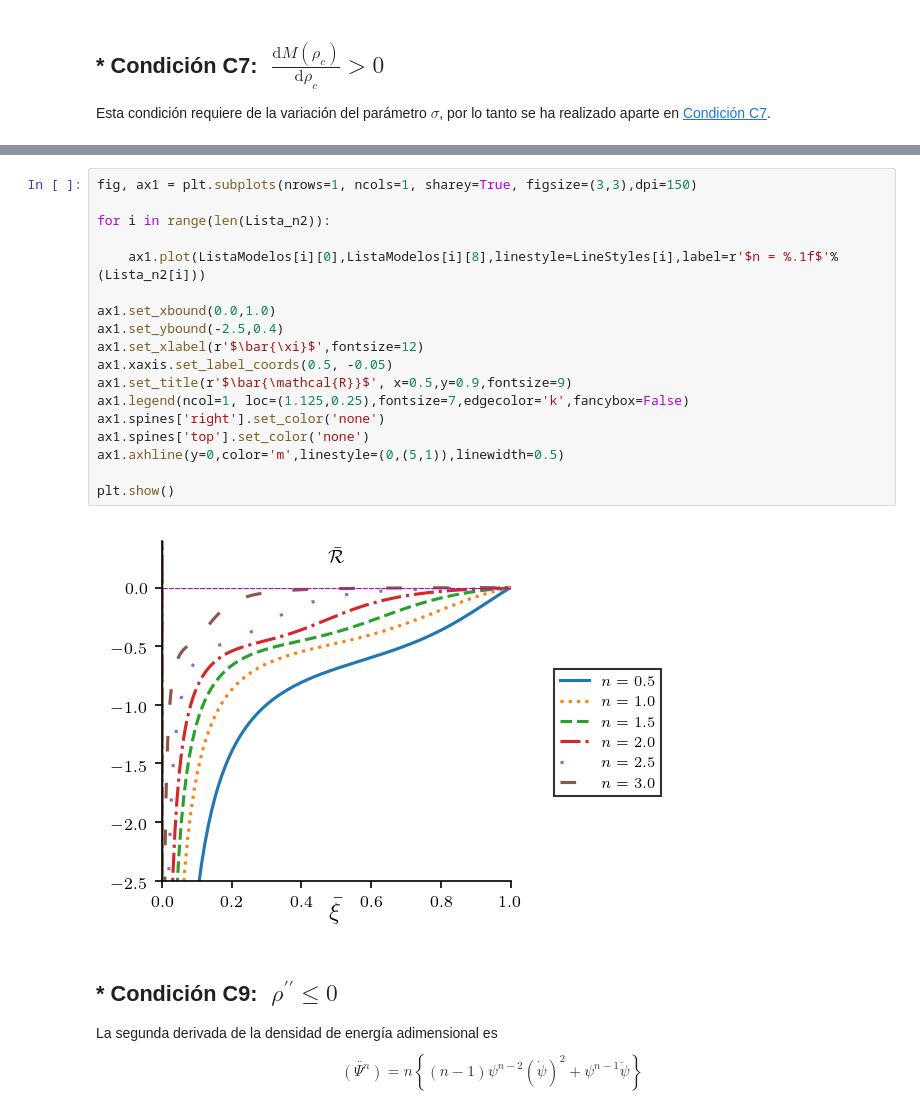
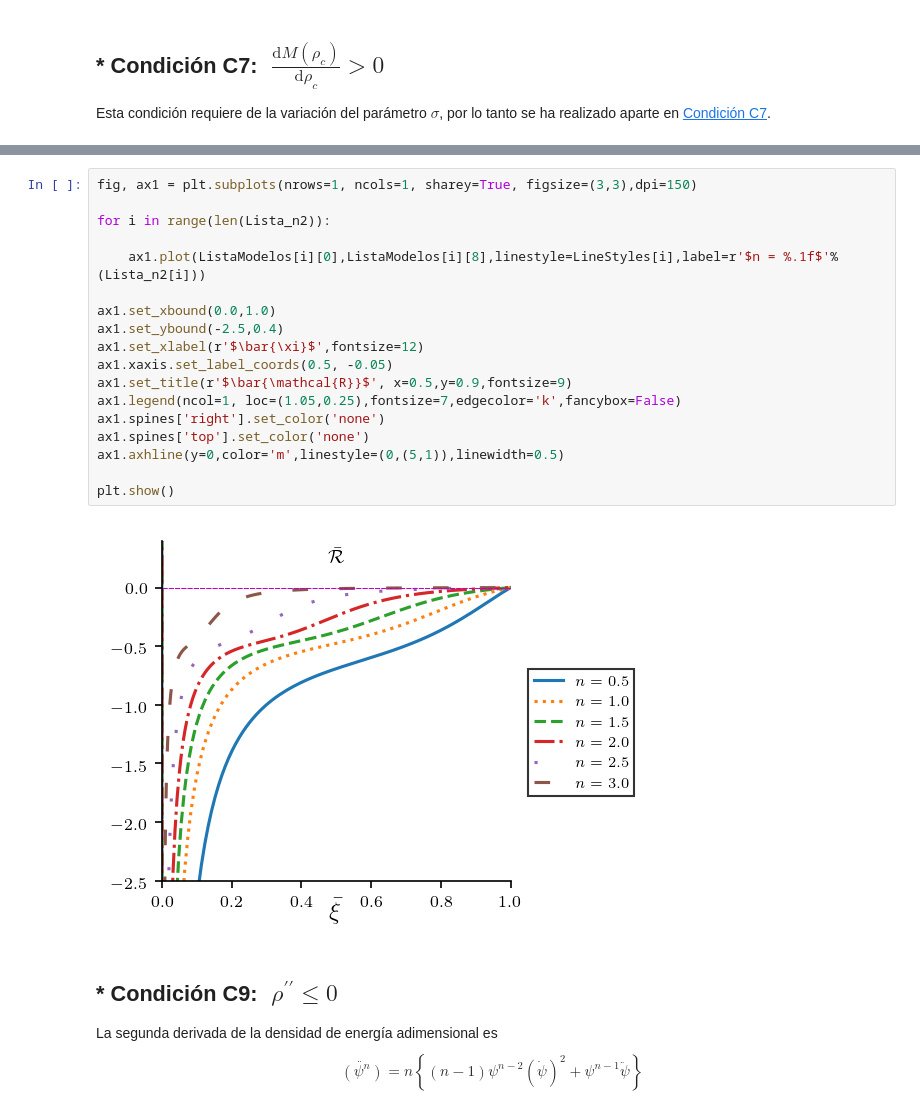
Before and after one commit to danielfsu/TrabajoDeInvestigacion, a Jupyter notebook: Polítropa_II_(Densidad_de_Energía)/Polítropa II (n).ipynb, the cells around one changed output, grey strips where cells are left out. Saved outputs shown, nothing was run; the diff lists cells and outputs as text.

```diff
--- a/Polítropa_II_(Densidad_de_Energía)/Polítropa II (n).ipynb
+++ b/Polítropa_II_(Densidad_de_Energía)/Polítropa II (n).ipynb
@@ -463,29 +465,29 @@ a \frac{\delta \mathcal{R}}{\delta \rho} &\equiv& \frac{h \sigma \left(n+1 \righ
 # %%
 fig, ax1 = plt.subplots(nrows=1, ncols=1, sharey=True, figsize=(3,3),dpi=150)
 
 for i in range(len(Lista_n2)):
 
     ax1.plot(ListaModelos[i][0],ListaModelos[i][8],linestyle=LineStyles[i],label=r'$n = %.1f$'%(Lista_n2[i]))
 
 ax1.set_xbound(0.0,1.0)
 ax1.set_ybound(-2.5,0.4)
 ax1.set_xlabel(r'$\bar{\xi}$',fontsize=12)
 ax1.xaxis.set_label_coords(0.5, -0.05)
 ax1.set_title(r'$\bar{\mathcal{R}}$', x=0.5,y=0.9,fontsize=9)
-ax1.legend(ncol=1, loc=(1.125,0.25),fontsize=7,edgecolor='k',fancybox=False)
+ax1.legend(ncol=1, loc=(1.05,0.25),fontsize=7,edgecolor='k',fancybox=False)
 ax1.spines['right'].set_color('none')
 ax1.spines['top'].set_color('none')
 ax1.axhline(y=0,color='m',linestyle=(0,(5,1)),linewidth=0.5)
 
 plt.show()
 # %% [output]
-[figure, old version]
+[figure, new version]
 # %% [markdown]
 ## * Condición C9: $\,\, \rho^{\prime \prime} \leq 0$
 
 La segunda derivada de la densidad de energía adimensional es
 \begin{equation}
-    \ddot{\left(\Psi^{n}\right)} = n \left\{ \left(n-1 \right) \psi^{n-2} \left(\dot{\psi} \right)^{2} + \psi^{n-1} \ddot{\psi} \right\}
+    \ddot{\left(\psi^{n}\right)} = n \left\{ \left(n-1 \right) \psi^{n-2} \left(\dot{\psi} \right)^{2} + \psi^{n-1} \ddot{\psi} \right\}
 \end{equation}
 # %%
 fig, ax1 = plt.subplots(nrows=1, ncols=1, figsize=(3,3),dpi=150)
```
Also changed, not shown: parts of 10 cells of this notebook.
